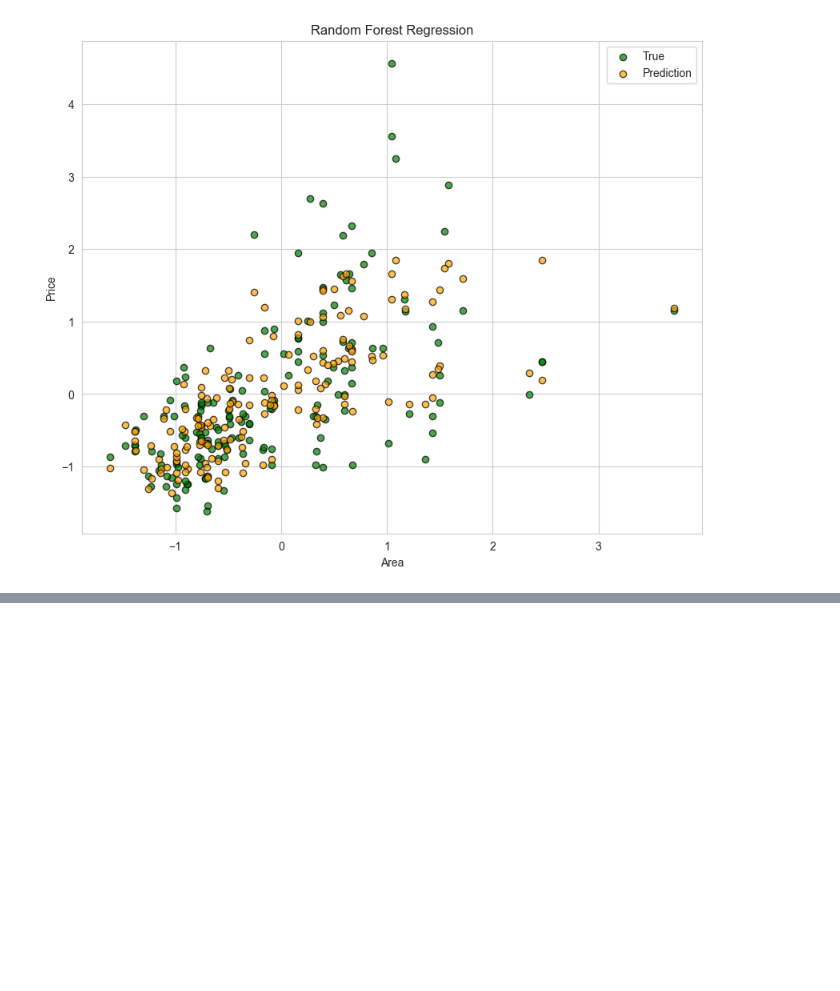
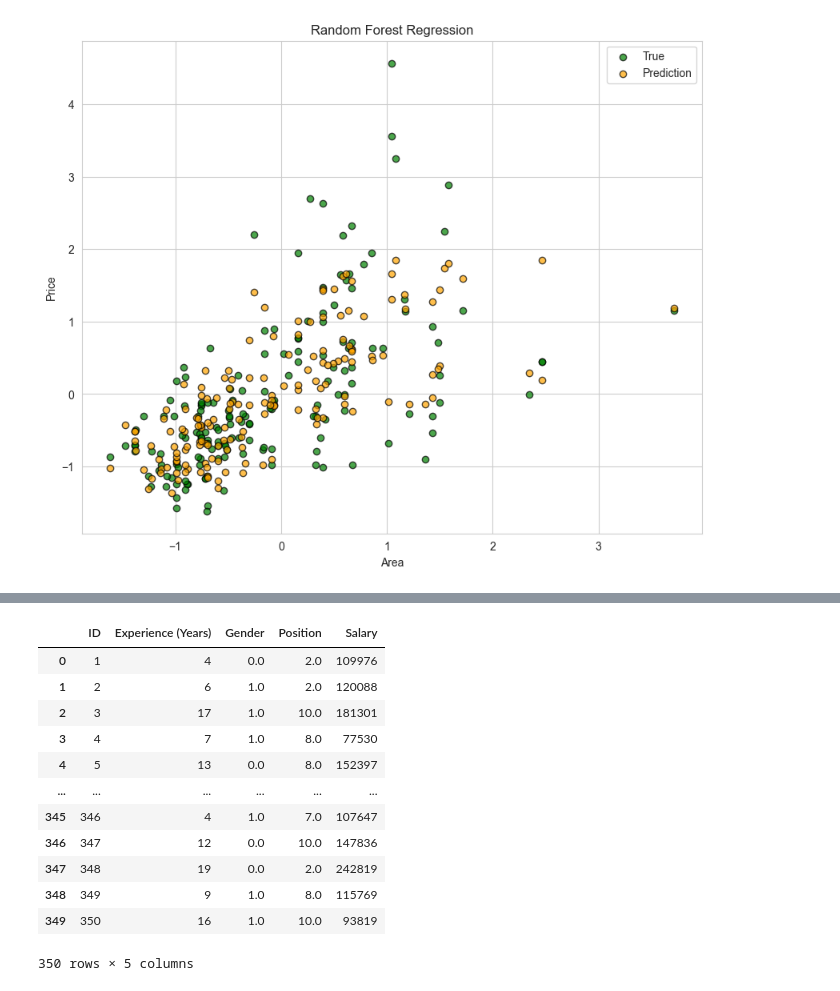
Before and after one commit to thanhvyttv/aio2025_study, a Jupyter notebook: Module4/RandomForest_exercise.ipynb, the cells around one changed output, grey strips where cells are left out. Cells and saved outputs as stored; diff of their text form; code cells hidden in the pictures; blank space fills up the shorter version.

```diff
--- a/Module4/RandomForest_exercise.ipynb
+++ b/Module4/RandomForest_exercise.ipynb
@@ -151,3 +158,7 @@ plt.grid(True)
 plt.show()
 # %% [output]
 [figure]
+# %%
+# Load dataset
+df = pd.read_csv("./data/my_xxxx.csv")
+print(df.head())
@@ -153,0 +172,8 @@ plt.show()
+# %%
+categorical_cols = df.select_dtypes(include=["object"]).columns.to_list()
+ordinal_encoder = OrdinalEncoder()
+encoded_categorical_cols = ordinal_encoder.fit_transform(df[categorical_cols])
+encoded_categorical_df = pd.DataFrame(
+    encoded_categorical_cols, columns=categorical_cols
+)
+encoded_categorical_df
@@ -153,0 +194,5 @@ plt.show()
+# %%
+# Tách columns có dạng số ở df ban đầu và nối với columns không có dạng số đã được encoded để tạo ra df mới
+numerical_df = df.drop(categorical_cols, axis=1)
+encoded_df = pd.concat([numerical_df, encoded_categorical_df], axis=1)
+print(encoded_df)
@@ -153,0 +214,18 @@ plt.show()
+# %%
+new_df = encoded_df.drop(columns=["Salary"])
+new_df = pd.concat([new_df, encoded_df["Salary"]], axis=1)
+new_df
+# %% [output]
+|  | ID | Experience (Years) | Gender | Position | Salary |
+| 0 | 1 | 4 | 0.0 | 2.0 | 109976 |
+| 1 | 2 | 6 | 1.0 | 2.0 | 120088 |
+| 2 | 3 | 17 | 1.0 | 10.0 | 181301 |
+| 3 | 4 | 7 | 1.0 | 8.0 | 77530 |
+| 4 | 5 | 13 | 0.0 | 8.0 | 152397 |
+| ... | ... | ... | ... | ... | ... |
+| 345 | 346 | 4 | 1.0 | 7.0 | 107647 |
+| 346 | 347 | 12 | 0.0 | 10.0 | 147836 |
+| 347 | 348 | 19 | 0.0 | 2.0 | 242819 |
+| 348 | 349 | 9 | 1.0 | 8.0 | 115769 |
+| 349 | 350 | 16 | 1.0 | 10.0 | 93819 |
+350 rows × 5 columns
```
Also changed, not shown: parts of 12 cells of this notebook, 1 other file.
